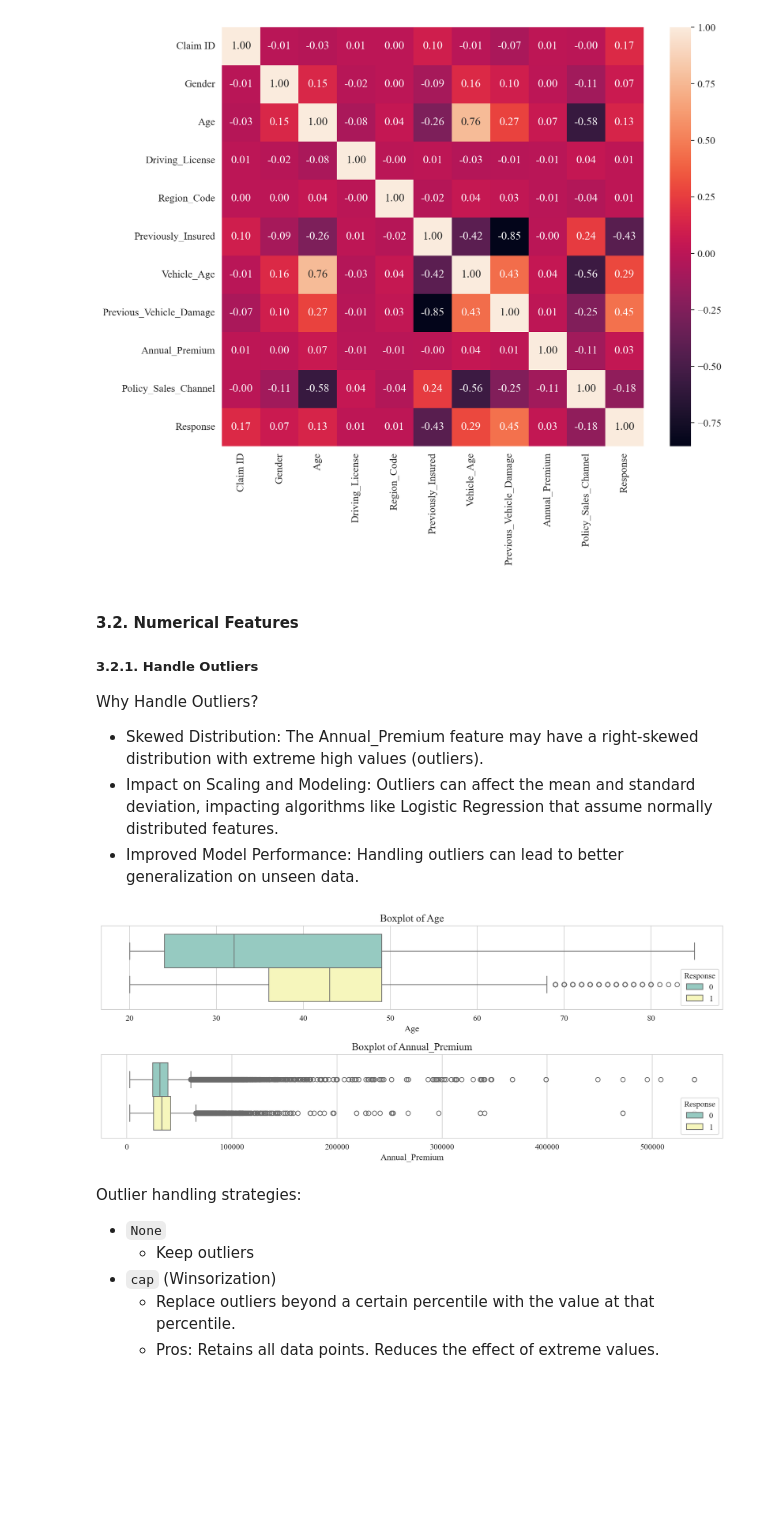
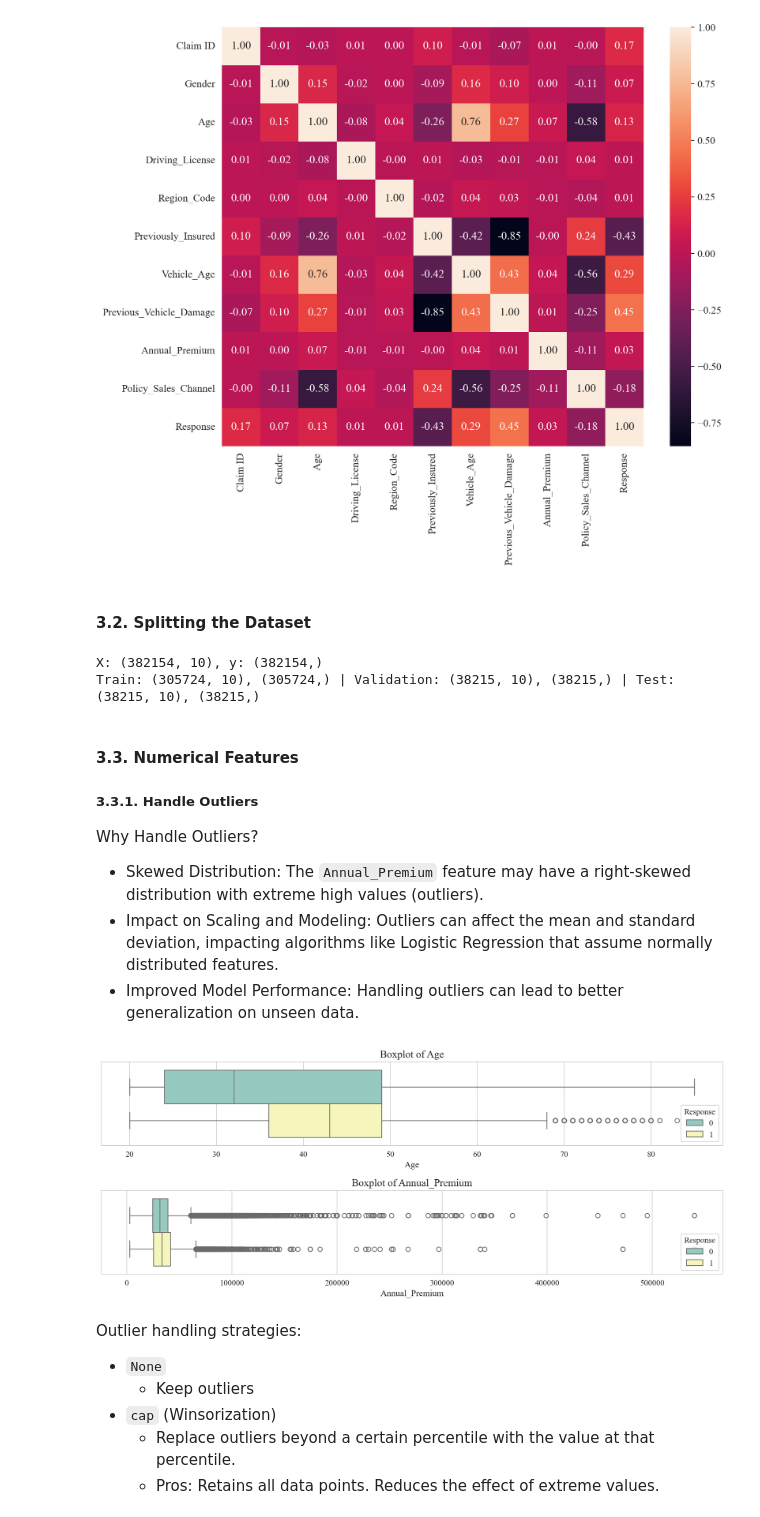
Before and after one commit to saeedabc/insurance-claim-prediction, a Jupyter notebook: data_exploration.ipynb, the cells around one changed output. Drawn from its saved outputs; the diff is of its cells as text; code cells hidden in the pictures; blank space fills up the shorter version.

```diff
--- a/data_exploration.ipynb
+++ b/data_exploration.ipynb
@@ -161,31 +161,46 @@ sns.heatmap(df.corr(), annot=True, fmt='.2f')
 plt.show()
 # %% [output]
 [figure]
+# %% [markdown]
+#### 3.2. Splitting the Dataset
+# %%
+from data_util import _train_test_split
+
+X = df.drop('Response', axis=1)
+y = df['Response']
+print(f"X: {X.shape}, y: {y.shape}")
+
+Xy_splits = _train_test_split(X, y, test_size=0.1, validation_size=0.1)
+print(" | ".join([f"{split.capitalize()}: {X.shape}, {y.shape}" for split, (X, y) in Xy_splits.items()]))
+# %% [output]
+X: (382154, 10), y: (382154,)
+Train: (305724, 10), (305724,) | Validation: (38215, 10), (38215,) | Test: (38215, 10), (38215,)
 # %% [markdown]
-#### 3.2. Numerical Features
+#### 3.3. Numerical Features
 
-##### 3.2.1. Handle Outliers
+##### 3.3.1. Handle Outliers
 
 Why Handle Outliers?
-- Skewed Distribution: The Annual_Premium feature may have a right-skewed distribution with extreme high values (outliers).
+- Skewed Distribution: The `Annual_Premium` feature may have a right-skewed distribution with extreme high values (outliers).
 - Impact on Scaling and Modeling: Outliers can affect the mean and standard deviation, impacting algorithms like Logistic Regression that assume normally distributed features.
 - Improved Model Performance: Handling outliers can lead to better generalization on unseen data.
 # %%
 # Boxplot for detecting outliers in numerical features
 
-def boxplot_numerical(df):
+def boxplot_numerical(X, y):
+    df = pd.concat([X, y], axis=1)
     plt.figure(figsize=(12, 5), dpi=200)
     for i, col in enumerate(['Age', 'Annual_Premium']):
         plt.subplot(2, 1, i+1)
         sns.boxplot(x=col, hue='Response', data=df, orient='h', palette='Set3')
         plt.title(f'Boxplot of {col}')
         # plt.xticks(rotation=45)
     plt.tight_layout()
     plt.show()
 
-boxplot_numerical(df)
+boxplot_numerical(*Xy_splits['train'])
 # %% [output]
-[figure, old version]
+[figure, new version]
 # %% [markdown]
 Outlier handling strategies:
 - `None`
```
Also changed, not shown: parts of 12 cells of this notebook, 4 other files.
